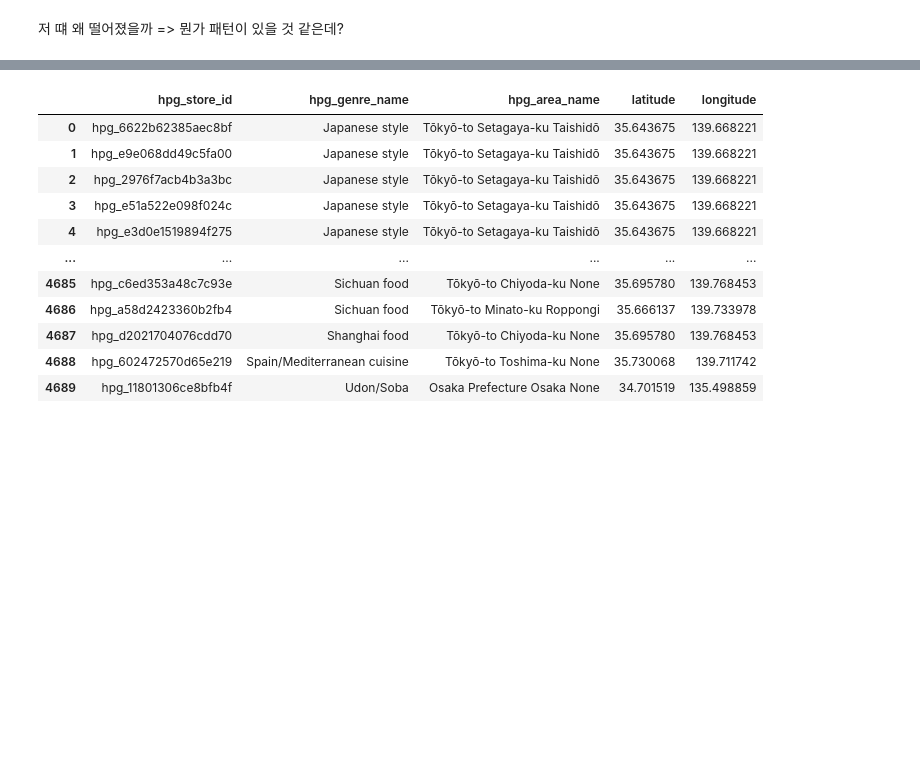
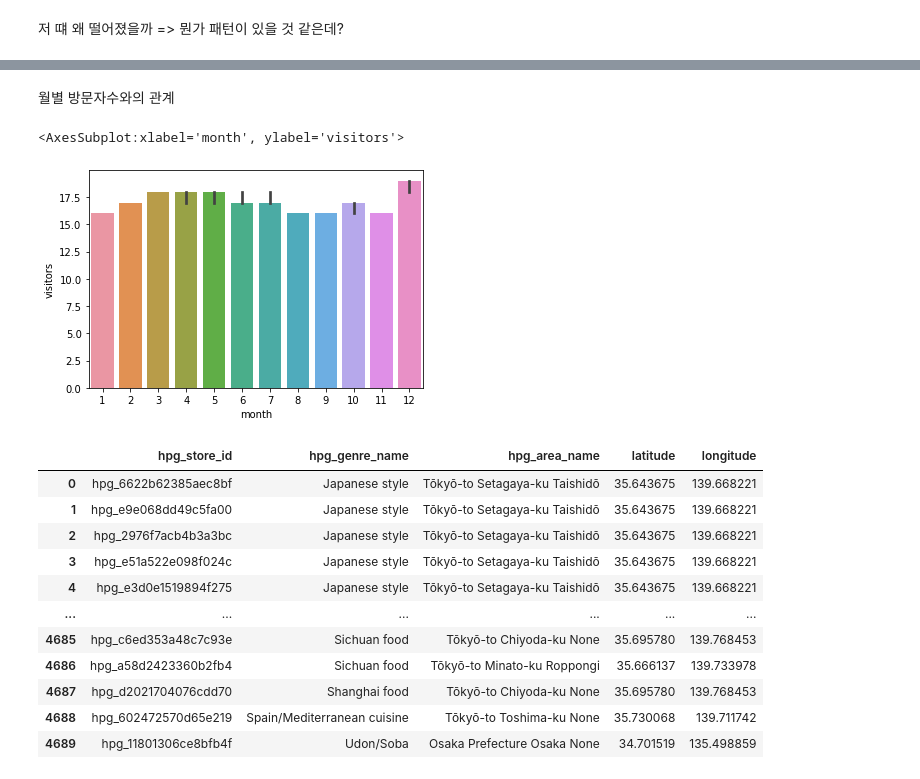
Before and after one commit to sonleave/Hackathon-KaggleFestival, a Jupyter notebook: jiwoo/Hackathon1.ipynb, the cells around one changed output, grey strips where cells are left out. Drawn from its saved outputs; the diff is of its cells as text; code cells hidden in the pictures; blank space fills up the shorter version.

```diff
--- a/jiwoo/Hackathon1.ipynb
+++ b/jiwoo/Hackathon1.ipynb
@@ -201,3 +239,10 @@ plt.show()
+# %% [markdown]
+월별 방문자수와의 관계
+# %%
+sns.barplot('month','visitors',data = train, estimator=median)
+# %% [output]
+<AxesSubplot:xlabel='month', ylabel='visitors'>
+[figure, added]
 # %%
 hpg_store
 # %% [output]
```
Also changed, not shown: parts of 23 cells of this notebook, 1 other file.
